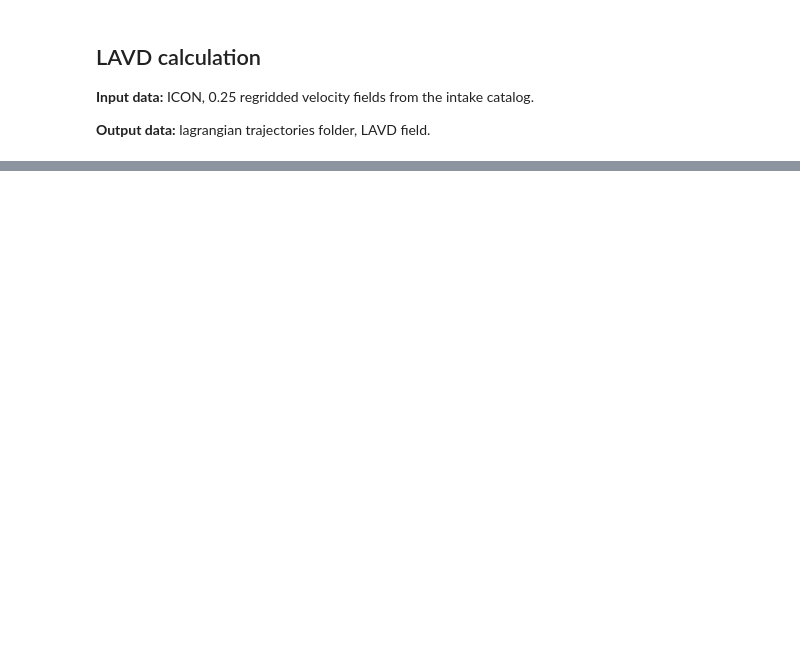
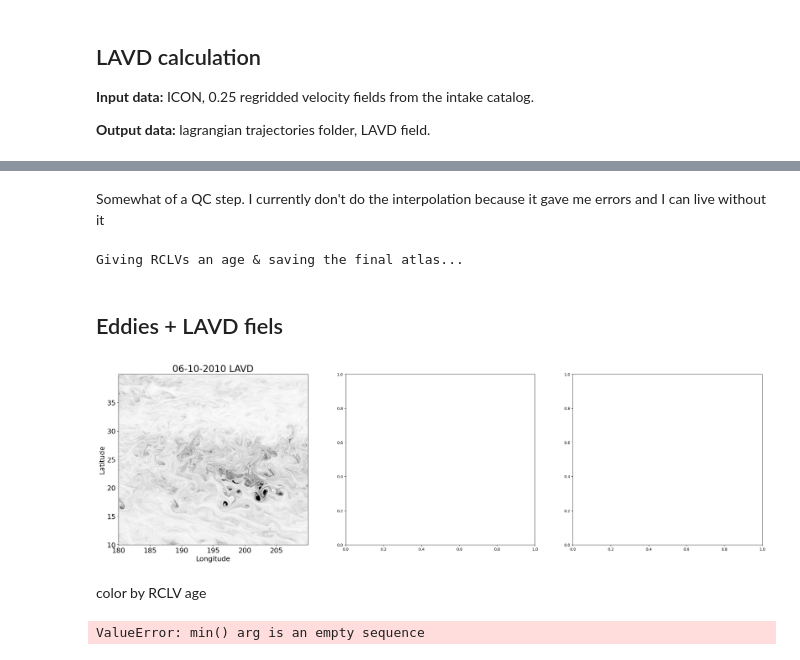
Before and after one commit to berzinastella/RCLVatlas_stella, a Jupyter notebook: Stellas_version_with_xcls.ipynb, the cells around one changed output, grey strips where cells are left out. Drawn from its saved outputs; the diff is of its cells as text; code cells hidden in the pictures; blank space fills up the shorter version.

```diff
--- a/Stellas_version_with_xcls.ipynb
+++ b/Stellas_version_with_xcls.ipynb
@@ -27,0 +235,2 @@ The run_parcels_CMEMC.py file is changed from the original by feeding in EERIE i
+# %% [markdown]
+Somewhat of a QC step. I currently don't do the interpolation because it gave me errors and I can live without it
@@ -27,0 +242,73 @@ The run_parcels_CMEMC.py file is changed from the original by feeding in EERIE i
+# %%
+# RCLV_data = read_RCLV_CSV_tracked('%sRCLV_%s_%s_skips_interpolated.csv'%(RCLV_dir,date_list[-1],date_list[0]))
+RCLV_data = read_RCLV_CSV_tracked('%sRCLV_%s_%s_tracked_with_ID.csv'%(RCLV_dir,date_list[-1],date_list[0]))
+
+RCLV_data = age_RCLVs(RCLV_data)
+save_RCLV_CSV(RCLV_data,'%sRCLV_%s_%s_atlas.csv'%(RCLV_dir,date_list[-1],date_list[0])) # Save the final dataset
+RCLV_data = np.array(RCLV_data,dtype=object)
+# %% [output]
+Giving RCLVs an age & saving the final atlas...
+# %% [markdown]
+## Eddies + LAVD fiels
+# %%
+fontsize = 18
+fig,ax = plt.subplots(1,3,figsize=(30,8))
+
+ax[0].set_xlabel('Longitude',fontsize=fontsize)
+ax[0].set_ylabel('Latitude',fontsize=fontsize)
+
+c = 0
+for date in date_list:
+    # Load the LAVD data
+    LAVD_output_file_path = LAVD_dir + date + '_LAVD_' + filename_str + '.npy'
+    LAVD = np.load(LAVD_output_file_path)
+    LAVD = np.ma.masked_where(np.isnan(LAVD),LAVD) #Land mask required for the peak_local_max function to work
+    LAVD_reshape = np.transpose(np.reshape(LAVD,(len(traj_lon_array),len(traj_lat_array))))
+
+    # Plot the LAVD
+    plot = ax[c].pcolormesh(traj_lon_array,traj_lat_array,LAVD_reshape,shading='nearest',cmap='Greys',vmin=10**(-7), vmax=1.2*(10**(-5)));
+    ax[c].tick_params(axis='both', which='major', labelsize=fontsize)
+    ax[c].set_title('%s-%s-%s LAVD'%(date[4:6],date[6:8],date[0:4]),fontsize=24)
+
+    # Plot the RCLVs for the given date
+    RCLV_data_this_day = RCLV_data[np.where([r[0]==date for r in RCLV_data])[0]]
+    RCLV_bnds = [r[9:] for r in RCLV_data_this_day] # boundary coordinates
+    RCLV_orientations = [r[2] for r in RCLV_data_this_day] # eddy polarity
+
+    for i in np.arange(0,len(RCLV_bnds)):
+        x_bnds = [float(coord) for coord in RCLV_bnds[i][0::2]]
+        y_bnds = [float(coord) for coord in RCLV_bnds[i][1::2]]
+
+        if RCLV_orientations[i] == 'anti':
+            color = '#FF0000'
+        else:
+            color = '#4242FF'
+        ax[c].plot(x_bnds,y_bnds,linewidth=5,c=color)
+    c += 1
+
+plt.show()
+# %% [output]
+[figure, added]
+# %% [markdown]
+color by RCLV age
+# %%
+RCLV_bnds = [r[9:] for r in RCLV_data[1:]] # boundary coordinates
+RCLV_ages = [r[3] for r in RCLV_data[1:]] # ages
+norm = colors.Normalize(vmin=min(RCLV_ages), vmax=max(RCLV_ages))
+
+fontsize = 18
+fig,ax = plt.subplots(1,1,figsize=(8,8))
+
+for date in date_list:
+    for i in np.arange(0,len(RCLV_bnds)):
+        x_bnds = [float(coord) for coord in RCLV_bnds[i][0::2]]
+        y_bnds = [float(coord) for coord in RCLV_bnds[i][1::2]]
+        ax.plot(x_bnds,y_bnds,linewidth=5,c=plt.cm.copper_r(norm(RCLV_ages[i])))
+
+ax.set_xlabel('Longitude',fontsize=fontsize)
+ax.set_ylabel('Latitude',fontsize=fontsize)
+ax.tick_params(axis='both', which='major', labelsize=fontsize)
+
+plt.show()
+# %% [output]
+ValueError: min() arg is an empty sequence
```
Also changed, not shown: parts of 17 cells of this notebook, 1 other file.
